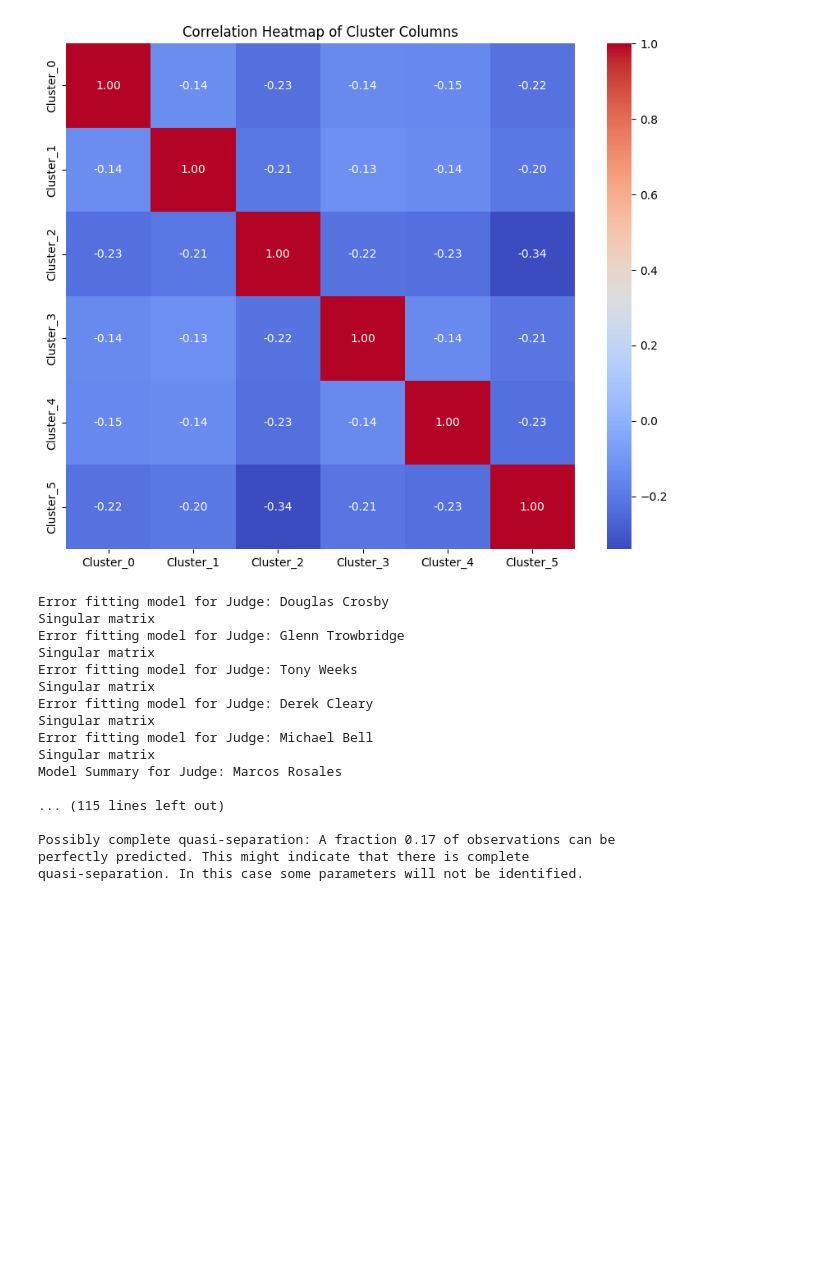
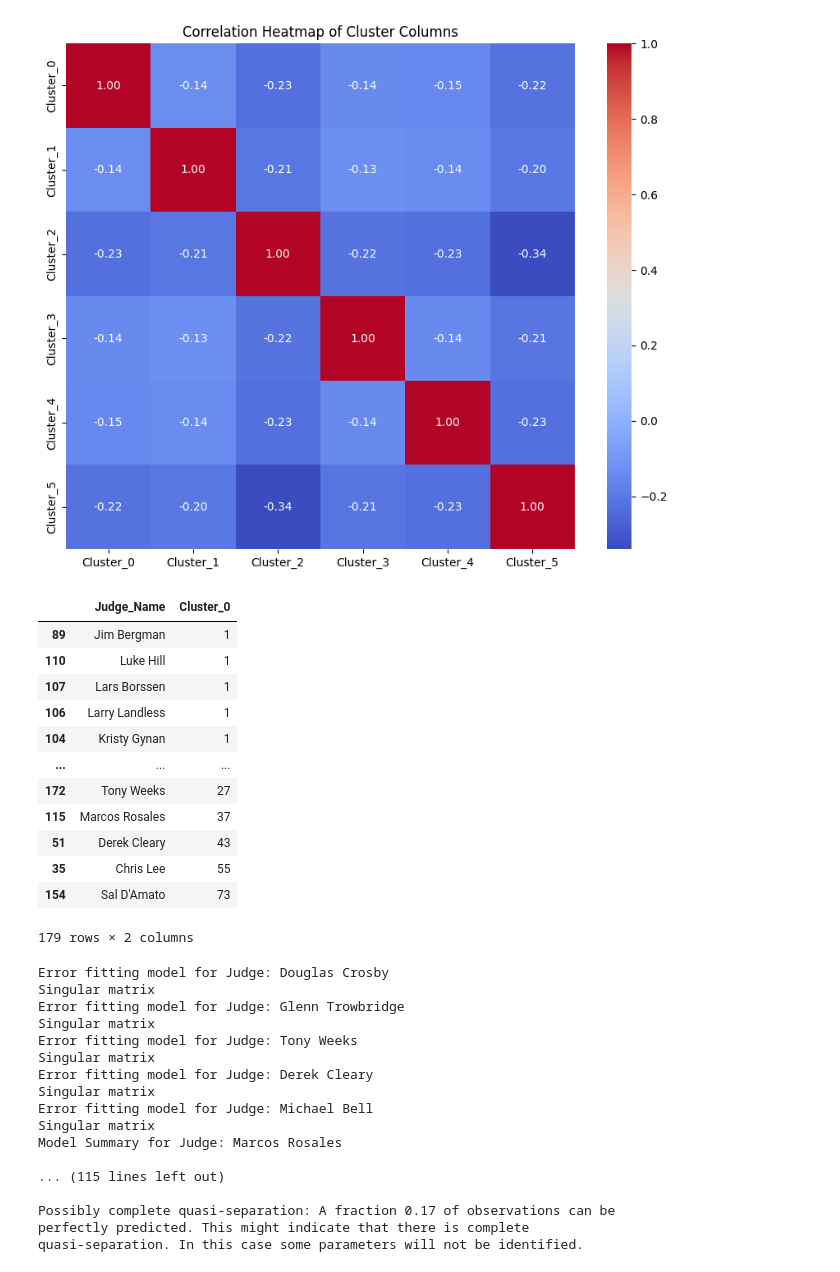
Before and after one commit to tstreet24/Sports, a Jupyter notebook: sports_2.ipynb, the cells around one changed output. Saved outputs shown, nothing was run; the diff lists cells and outputs as text; code cells hidden in the pictures; blank space fills up the shorter version.

```diff
--- a/sports_2.ipynb
+++ b/sports_2.ipynb
@@ -1019,6 +1031,22 @@ plt.title('Correlation Heatmap of Cluster Columns')
 plt.show()
 # %% [output]
 [figure]
+# %%
+judges_reaction_df_encoded[['Judge_Name', 'Cluster_0']].groupby('Judge_Name', as_index = False).count().sort_values('Cluster_0')
+# %% [output]
+|  | Judge_Name | Cluster_0 |
+| 89 | Jim Bergman | 1 |
+| 110 | Luke Hill | 1 |
+| 107 | Lars Borssen | 1 |
+| 106 | Larry Landless | 1 |
+| 104 | Kristy Gynan | 1 |
+| ... | ... | ... |
+| 172 | Tony Weeks | 27 |
+| 115 | Marcos Rosales | 37 |
+| 51 | Derek Cleary | 43 |
+| 35 | Chris Lee | 55 |
+| 154 | Sal D'Amato | 73 |
+179 rows × 2 columns
 # %%
 import statsmodels.api as sm
 
```
Also changed, not shown: parts of 7 cells of this notebook.
